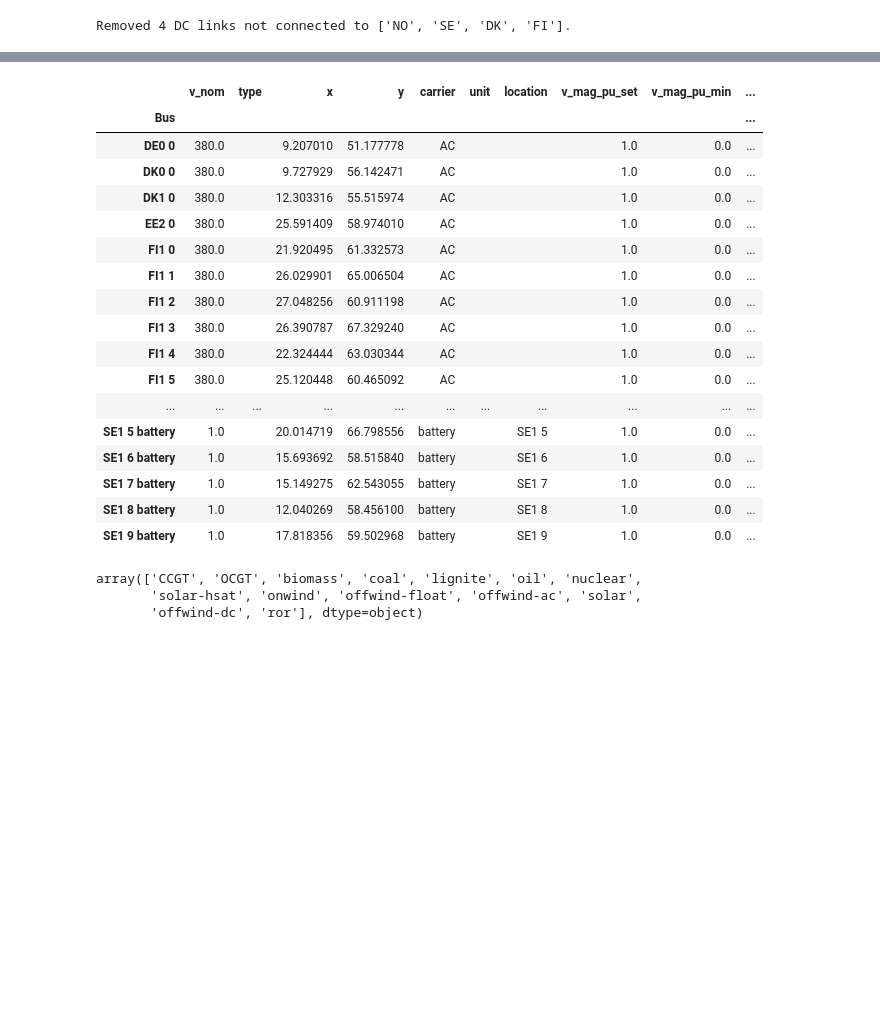
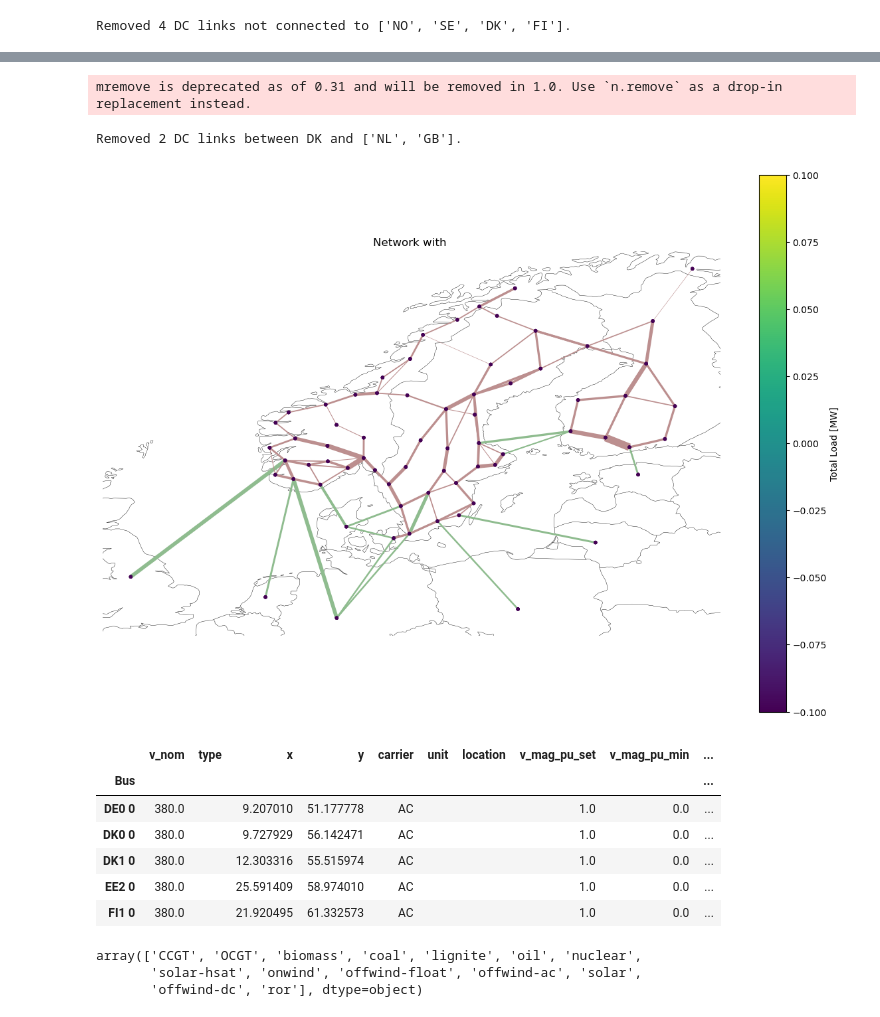
Before and after one commit to Pumpekraftverk/FM4017-Project, a Jupyter notebook: NordicGridWithWeights_DC_Links_included.ipynb, the cells around one changed output, grey strips where cells are left out. Drawn from its saved outputs; the diff is of its cells as text; code cells hidden in the pictures; blank space fills up the shorter version.

```diff
--- a/NordicGridWithWeights_DC_Links_included.ipynb
+++ b/NordicGridWithWeights_DC_Links_included.ipynb
@@ -351,3 +367,68 @@ plt.show()
+# %%
+# Define unwanted partner countries
+remove_partners = ["NL", "GB"]
+
+# Identify DC links (carrier contains "DC")
+mask_dc = nw.links.carrier.str.contains("DC", case=False, na=False)
+
+# Identify links where one side is DK and the other is in the remove list
+mask_dk_to_remove = mask_dc & (
+    (nw.links.bus0.str.startswith("DK") & nw.links.bus1.str[:2].isin(remove_partners)) |
+    (nw.links.bus1.str.startswith("DK") & nw.links.bus0.str[:2].isin(remove_partners))
+)
+
+# Select those link names
+links_to_remove = nw.links.index[mask_dk_to_remove]
+
+# Remove them
+nw.mremove("Link", links_to_remove)
+
+print(f"Removed {len(links_to_remove)} DC links between DK and {remove_partners}.")
+
+# Recompute bus loading AFTER bus deletion
+bus_loading = nw.loads_t.p.sum(axis=0)
+bus_loading = bus_loading.reindex(nw.buses.index).fillna(0)
+
+# Line widths
+line_capacities = nw.lines.s_nom.copy()
+line_widths = 0.1 + 8 * line_capacities / line_capacities.max()
+
+# Link widths
+if not nw.links.empty:
+    link_capacities = nw.links.p_nom.copy()
+    link_widths = 0.1 + 4 * link_capacities / link_capacities.max()
+else:
+    link_widths = None
+
+# Plot
+fig = plt.figure(figsize=(15, 15))
+ax = plt.axes(projection=ccrs.PlateCarree())
+
+nw.plot.map(
+    ax=ax,
+    bus_colors=bus_loading,
+    bus_sizes=0.01,
+    line_alpha=1,
+    line_widths=line_widths,
+    link_alpha=1,
+    link_widths=link_widths
+)
+
+# Colorbar
+sm = plt.cm.ScalarMappable(
+    cmap=plt.cm.viridis,
+    norm=plt.Normalize(vmin=bus_loading.min(), vmax=bus_loading.max())
+)
+sm.set_array([])
+cbar = plt.colorbar(sm, ax=ax, shrink=0.7)
+cbar.set_label("Total Load [MW]")
+
+plt.title("Network with ")
+plt.show()
+# %% [output]
+mremove is deprecated as of 0.31 and will be removed in 1.0. Use `n.remove` as a drop-in replacement instead.
+Removed 2 DC links between DK and ['NL', 'GB'].
+[figure, added]
 # %%
 norway_zone_map = {
     "NOS1": "NO1",
@@ -369,7 +450,7 @@ import pandas as pd
 pd.set_option('display.max_rows', None)
 pd.set_option('display.max_columns', None)
 
-nw.buses
+nw.buses.head()
 # %% [output]
 |  | v_nom | type | x | y | carrier | unit | location | v_mag_pu_set | v_mag_pu_min | ... |
 | Bus |  |  |  |  |  |  |  |  |  | ... |
@@ -378,17 +459,6 @@ nw.buses
 | DK1 0 | 380.0 |  | 12.303316 | 55.515974 | AC |  |  | 1.0 | 0.0 | ... |
 | EE2 0 | 380.0 |  | 25.591409 | 58.974010 | AC |  |  | 1.0 | 0.0 | ... |
 | FI1 0 | 380.0 |  | 21.920495 | 61.332573 | AC |  |  | 1.0 | 0.0 | ... |
-| FI1 1 | 380.0 |  | 26.029901 | 65.006504 | AC |  |  | 1.0 | 0.0 | ... |
-| FI1 2 | 380.0 |  | 27.048256 | 60.911198 | AC |  |  | 1.0 | 0.0 | ... |
-| FI1 3 | 380.0 |  | 26.390787 | 67.329240 | AC |  |  | 1.0 | 0.0 | ... |
-| FI1 4 | 380.0 |  | 22.324444 | 63.030344 | AC |  |  | 1.0 | 0.0 | ... |
-| FI1 5 | 380.0 |  | 25.120448 | 60.465092 | AC |  |  | 1.0 | 0.0 | ... |
-| ... | ... | ... | ... | ... | ... | ... | ... | ... | ... | ... |
-| SE1 5 battery | 1.0 |  | 20.014719 | 66.798556 | battery |  | SE1 5 | 1.0 | 0.0 | ... |
-| SE1 6 battery | 1.0 |  | 15.693692 | 58.515840 | battery |  | SE1 6 | 1.0 | 0.0 | ... |
-| SE1 7 battery | 1.0 |  | 15.149275 | 62.543055 | battery |  | SE1 7 | 1.0 | 0.0 | ... |
-| SE1 8 battery | 1.0 |  | 12.040269 | 58.456100 | battery |  | SE1 8 | 1.0 | 0.0 | ... |
-| SE1 9 battery | 1.0 |  | 17.818356 | 59.502968 | battery |  | SE1 9 | 1.0 | 0.0 | ... |
 # %%
 nw.generators['carrier'].unique()
 # %% [output]
```
Also changed, not shown: parts of 2 cells of this notebook.
